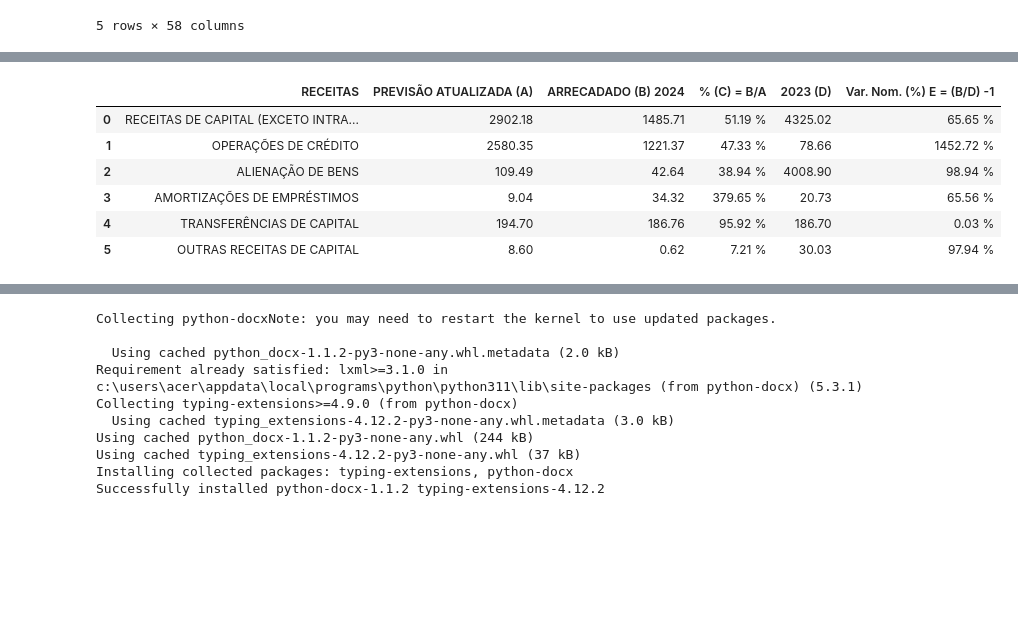
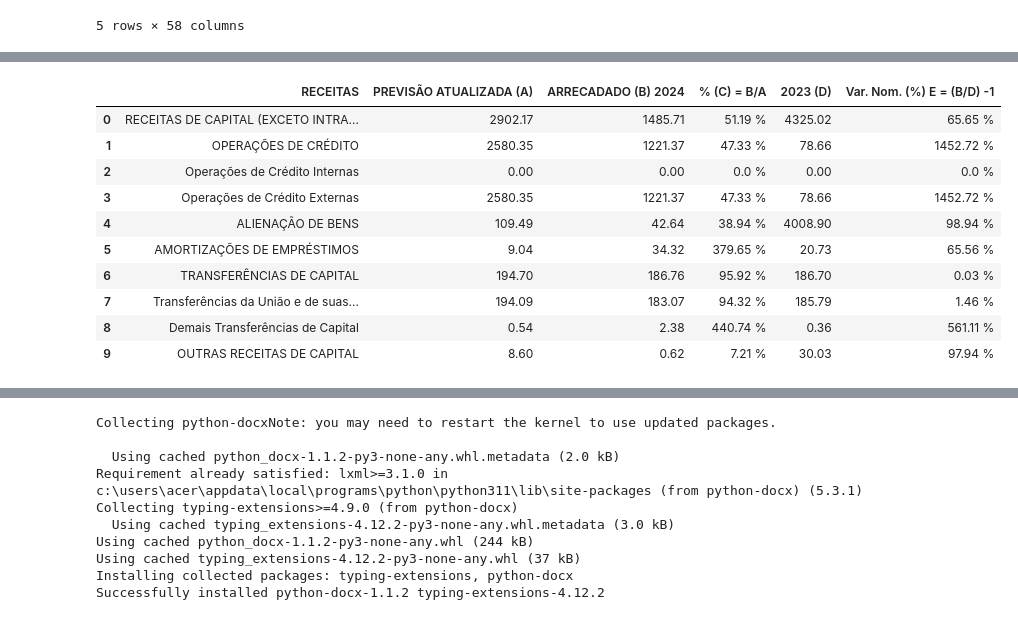
Before and after one commit to PedroJRod/api_siconfi, a Jupyter notebook: report.ipynb, the cells around one changed output, grey strips where cells are left out. Drawn from its saved outputs; the diff is of its cells as text; code cells hidden in the pictures; blank space fills up the shorter version.

```diff
--- a/report.ipynb
+++ b/report.ipynb
@@ -33,7 +33,7 @@ rreo_df.sample(2)
 #CONSULTA SEPARADA PARA TRATAMENTO
 
 an_exercicio = ['2024']
-id_ente = "11" #Código IBGE do Ente. rondonia 11 sao paulo 35
+id_ente = "35" #Código IBGE do Ente. rondonia 11 sao paulo 35
 co_tipo_demonstrativo = 'RREO' #tipo de demonstrativo RREO - Bimestre
 nr_periodo = '6' #periodo RREO - Bimestre
 no_anexo = ['RREO-Anexo 01','RREO-Anexo 03','RREO-Anexo 13', 'RREO-Anexo 04', 'RREO-Anexo 11', 'RREO-Anexo 09', 'RREO-Anexo 02', 'RREO-Anexo 07','RREO-Anexo 14', 'RREO-Anexo 06', 'RREO-Anexo 10 - RPPS']
@@ -448,64 +448,90 @@ tabela_3
 | 5 | (-) Deduções das Transferências C... | (1480.82) | (1295.43) | 87.48 % | (1756.14) | -26.23 % |
 | 6 | TRANSFERÊNCIAS CORRENTES LÍQUIDAS | 12855.17 | 13578.14 | 105.62 % | 12850.99 | 5.66 % |
 # %%
-# Tabela 4 - adicionar as subreceitas de capital
+# Tabela 4: Receitas de Capital
 
 tabela_4 = pd.DataFrame({
     'RECEITAS': [
         'RECEITAS DE CAPITAL (EXCETO INTRA-ORÇAMENTÁRIAS)',
         'OPERAÇÕES DE CRÉDITO',
+        'Operações de Crédito Internas',
+        'Operações de Crédito Externas',
         'ALIENAÇÃO DE BENS',
         'AMORTIZAÇÕES DE EMPRÉSTIMOS',
         'TRANSFERÊNCIAS DE CAPITAL',
+        'Transferências da União e de suas Entidades',
+        'Demais Transferências de Capital',
         'OUTRAS RECEITAS DE CAPITAL',
     ],
     'PREVISÃO ATUALIZADA (A)': [
-        0,
+        get_value(exercicio, 'ReceitasDeCapital','PREVISÃO ATUALIZADA'),
         get_value(exercicio, 'ReceitasDeOperacoesDeCredito', 'PREVISÃO ATUALIZADA'),
+        get_value(exercicio, 'OperacoesDeCreditoInternas', 'PREVISÃO ATUALIZADA'),
+        get_value(exercicio, 'OperacoesDeCreditoExternas', 'PREVISÃO ATUALIZADA'),
         get_value(exercicio, 'AlienacaoDeBens', 'PREVISÃO ATUALIZADA'),
         get_value(exercicio, 'AmortizacoesDeEmprestimos', 'PREVISÃO ATUALIZADA'),
         get_value(exercicio, 'TransferenciasDeCapital', 'PREVISÃO ATUALIZADA'),
+        get_value(exercicio, 'TransferenciasDeCapitalDaUniaoEDeSuasEntidades', 'PREVISÃO ATUALIZADA'),
+        (get_value(exercicio, 'TransferenciasDeCapitalDosEstadosEDoDistritoFederalEDeSuasEntidades', 'PREVISÃO ATUALIZADA')
+         +get_value(exercicio, 'TransferenciasDeCapitalDeInstituicoesPrivadas', 'PREVISÃO ATUALIZADA')
+         +get_value(exercicio, 'TransferenciasDeCapitalDeOutrasInstituicoesPublicas', 'PREVISÃO ATUALIZADA')
+         +get_value(exercicio, 'TransferenciasDeCapitalDoExterior', 'PREVISÃO ATUALIZADA')),
         get_value(exercicio, 'OutrasReceitasDeCapital', 'PREVISÃO ATUALIZADA'),
     ],
     f'ARRECADADO (B) {exercicio}': [
-        0,
+        get_value(exercicio, 'ReceitasDeCapital','Até o Bimestre (c)'),
         get_value(exercicio, 'ReceitasDeOperacoesDeCredito', 'Até o Bimestre (c)'),
+        get_value(exercicio, 'OperacoesDeCreditoInternas', 'Até o Bimestre (c)'),
+        get_value(exercicio, 'OperacoesDeCreditoExternas', 'Até o Bimestre (c)'),
         get_value(exercicio, 'AlienacaoDeBens', 'Até o Bimestre (c)'),
         get_value(exercicio, 'AmortizacoesDeEmprestimos', 'Até o Bimestre (c)'),
         get_value(exercicio, 'TransferenciasDeCapital', 'Até o Bimestre (c)'),
+        get_value(exercicio, 'TransferenciasDeCapitalDaUniaoEDeSuasEntidades', 'Até o Bimestre (c)'),
+        (get_value(exercicio, 'TransferenciasDeCapitalDosEstadosEDoDistritoFederalEDeSuasEntidades', 'Até o Bimestre (c)')
+         +get_value(exercicio, 'TransferenciasDeCapitalDeInstituicoesPrivadas', 'Até o Bimestre (c)')
+         +get_value(exercicio, 'TransferenciasDeCapitalDeOutrasInstituicoesPublicas', 'Até o Bimestre (c)')
+         +get_value(exercicio, 'TransferenciasDeCapitalDoExterior', 'Até o Bimestre (c)')),
         get_value(exercicio, 'OutrasReceitasDeCapital', 'Até o Bimestre (c)'),
     ],
-    '% (C) = B/A': [0] * 6,
+    '% (C) = B/A': [0] * 10,
     f'{exercicio_anterior} (D)': [
-        0,
+        get_value(exercicio_anterior, 'ReceitasDeCapital', 'Até o Bimestre (c)'),
         get_value(exercicio_anterior, 'ReceitasDeOperacoesDeCredito', 'Até o Bimestre (c)'),
+        get_value(exercicio_anterior, 'OperacoesDeCreditoInternas', 'Até o Bimestre (c)'),
+        get_value(exercicio_anterior, 'OperacoesDeCreditoExternas', 'Até o Bimestre (c)'),
         get_value(exercicio_anterior, 'AlienacaoDeBens', 'Até o Bimestre (c)'),
         get_value(exercicio_anterior, 'AmortizacoesDeEmprestimos', 'Até o Bimestre (c)'),
         get_value(exercicio_anterior, 'TransferenciasDeCapital', 'Até o Bimestre (c)'),
+        get_value(exercicio_anterior, 'TransferenciasDeCapitalDaUniaoEDeSuasEntidades', 'Até o Bimestre (c)'),
+        (get_value(exercicio_anterior, 'TransferenciasDeCapitalDosEstadosEDoDistritoFederalEDeSuasEntidades', 'Até o Bimestre (c)')
+         +get_value(exercicio_anterior, 'TransferenciasDeCapitalDeInstituicoesPrivadas', 'Até o Bimestre (c)')
+         +get_value(exercicio_anterior, 'TransferenciasDeCapitalDeOutrasInstituicoesPublicas', 'Até o Bimestre (c)')
+         +get_value(exercicio_anterior, 'TransferenciasDeCapitalDoExterior', 'Até o Bimestre (c)')),
         get_value(exercicio_anterior, 'OutrasReceitasDeCapital', 'Até o Bimestre (c)'),
     ],
-    'Var. Nom. (%) E = (B/D) -1': [0] * 6
+    'Var. Nom. (%) E = (B/D) -1': [0] * 10
 })
 
-tabela_4.loc[tabela_4['RECEITAS'] == 'RECEITAS DE CAPITAL (EXCETO INTRA-ORÇAMENTÁRIAS)', 'PREVISÃO ATUALIZADA (A)'] = tabela_4.loc[1:6, 'PREVISÃO ATUALIZADA (A)'].sum().round(2)
-tabela_4.loc[tabela_4['RECEITAS'] == 'RECEITAS DE CAPITAL (EXCETO INTRA-ORÇAMENTÁRIAS)', f'ARRECADADO (B) {exercicio}'] = tabela_4.loc[1:6, f'ARRECADADO (B) {exercicio}'].sum().round(2)
-tabela_4.loc[tabela_4['RECEITAS'] == 'RECEITAS DE CAPITAL (EXCETO INTRA-ORÇAMENTÁRIAS)', f'{exercicio_anterior} (D)'] = tabela_4.loc[1:6, f'{exercicio_anterior} (D)'].sum().round(2)
 
 # calcula a porcentagem das colunas
 tabela_4['% (C) = B/A'] = (tabela_4[f'ARRECADADO (B) {exercicio}'] / tabela_4['PREVISÃO ATUALIZADA (A)'] * 100).round(2)
 tabela_4['% (C) = B/A'] = tabela_4['% (C) = B/A'].fillna(0).replace([float('inf'), -float('inf')], 0).astype(str) + ' %'
 
 tabela_4['Var. Nom. (%) E = (B/D) -1'] = (
     abs((tabela_4[f'ARRECADADO (B) {exercicio}'] / tabela_4[f'{exercicio_anterior} (D)']) - 1) * 100
 )
 tabela_4['Var. Nom. (%) E = (B/D) -1'] = tabela_4['Var. Nom. (%) E = (B/D) -1'].round(2).fillna(0).replace([float('inf'), -float('inf')], 0).astype(str) + ' %'
 
 tabela_4
 # %% [output]
 |  | RECEITAS | PREVISÃO ATUALIZADA (A) | ARRECADADO (B) 2024 | % (C) = B/A | 2023 (D) | Var. Nom. (%) E = (B/D) -1 |
-| 0 | RECEITAS DE CAPITAL (EXCETO INTRA... | 2902.18 | 1485.71 | 51.19 % | 4325.02 | 65.65 % |
+| 0 | RECEITAS DE CAPITAL (EXCETO INTRA... | 2902.17 | 1485.71 | 51.19 % | 4325.02 | 65.65 % |
 | 1 | OPERAÇÕES DE CRÉDITO | 2580.35 | 1221.37 | 47.33 % | 78.66 | 1452.72 % |
-| 2 | ALIENAÇÃO DE BENS | 109.49 | 42.64 | 38.94 % | 4008.90 | 98.94 % |
-| 3 | AMORTIZAÇÕES DE EMPRÉSTIMOS | 9.04 | 34.32 | 379.65 % | 20.73 | 65.56 % |
-| 4 | TRANSFERÊNCIAS DE CAPITAL | 194.70 | 186.76 | 95.92 % | 186.70 | 0.03 % |
-| 5 | OUTRAS RECEITAS DE CAPITAL | 8.60 | 0.62 | 7.21 % | 30.03 | 97.94 % |
+| 2 | Operações de Crédito Internas | 0.00 | 0.00 | 0.0 % | 0.00 | 0.0 % |
+| 3 | Operações de Crédito Externas | 2580.35 | 1221.37 | 47.33 % | 78.66 | 1452.72 % |
+| 4 | ALIENAÇÃO DE BENS | 109.49 | 42.64 | 38.94 % | 4008.90 | 98.94 % |
+| 5 | AMORTIZAÇÕES DE EMPRÉSTIMOS | 9.04 | 34.32 | 379.65 % | 20.73 | 65.56 % |
+| 6 | TRANSFERÊNCIAS DE CAPITAL | 194.70 | 186.76 | 95.92 % | 186.70 | 0.03 % |
+| 7 | Transferências da União e de suas... | 194.09 | 183.07 | 94.32 % | 185.79 | 1.46 % |
+| 8 | Demais Transferências de Capital | 0.54 | 2.38 | 440.74 % | 0.36 | 561.11 % |
+| 9 | OUTRAS RECEITAS DE CAPITAL | 8.60 | 0.62 | 7.21 % | 30.03 | 97.94 % |
```
Also changed, not shown: parts of 6 cells of this notebook, 2 other files.
